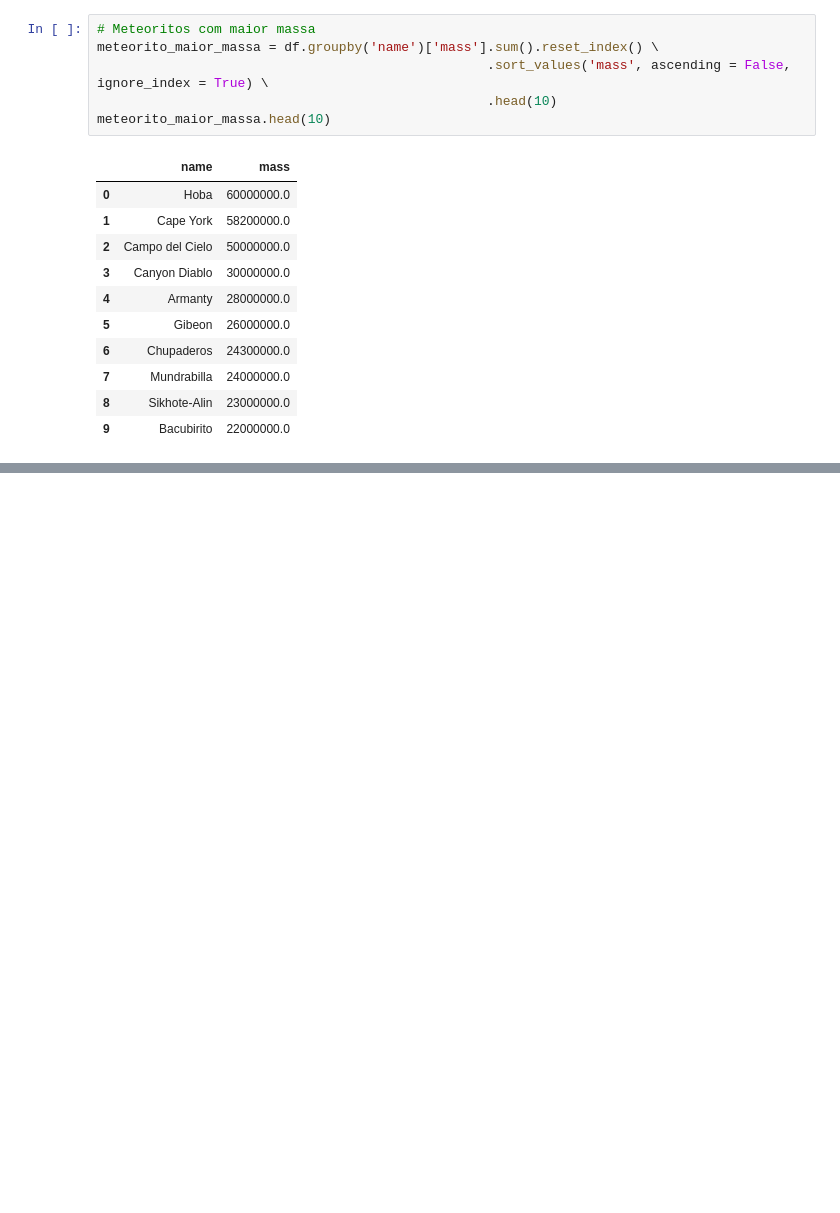
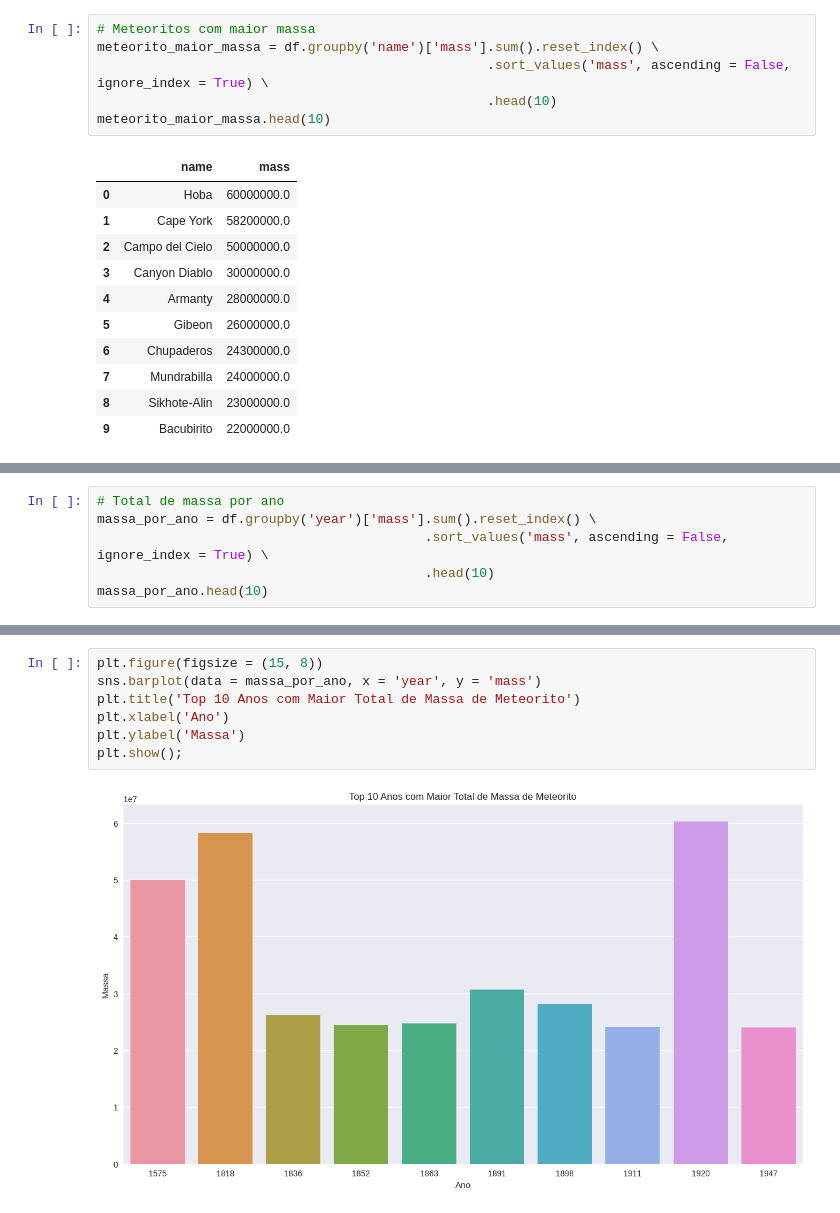
Before and after one commit to Thon20/ANALISE-METEORITOS, a Jupyter notebook: analise-meteoritos.ipynb, the cells around one changed output, grey strips where cells are left out. Drawn from its saved outputs; the diff is of its cells as text; blank space fills up the shorter version.

Commit message:
total de massa por ano

```diff
--- a/analise-meteoritos.ipynb
+++ b/analise-meteoritos.ipynb
@@ -284,0 +284,6 @@ plt.show();
+# %%
+# Total de massa por ano
+massa_por_ano = df.groupby('year')['mass'].sum().reset_index() \
+                                          .sort_values('mass', ascending = False, ignore_index = True) \
+                                          .head(10)
+massa_por_ano.head(10)
@@ -284,0 +302,9 @@ plt.show();
+# %%
+plt.figure(figsize = (15, 8))
+sns.barplot(data = massa_por_ano, x = 'year', y = 'mass')
+plt.title('Top 10 Anos com Maior Total de Massa de Meteorito')
+plt.xlabel('Ano')
+plt.ylabel('Massa')
+plt.show();
+# %% [output]
+[figure, added]
```
Also changed, not shown: parts of 6 cells of this notebook.
